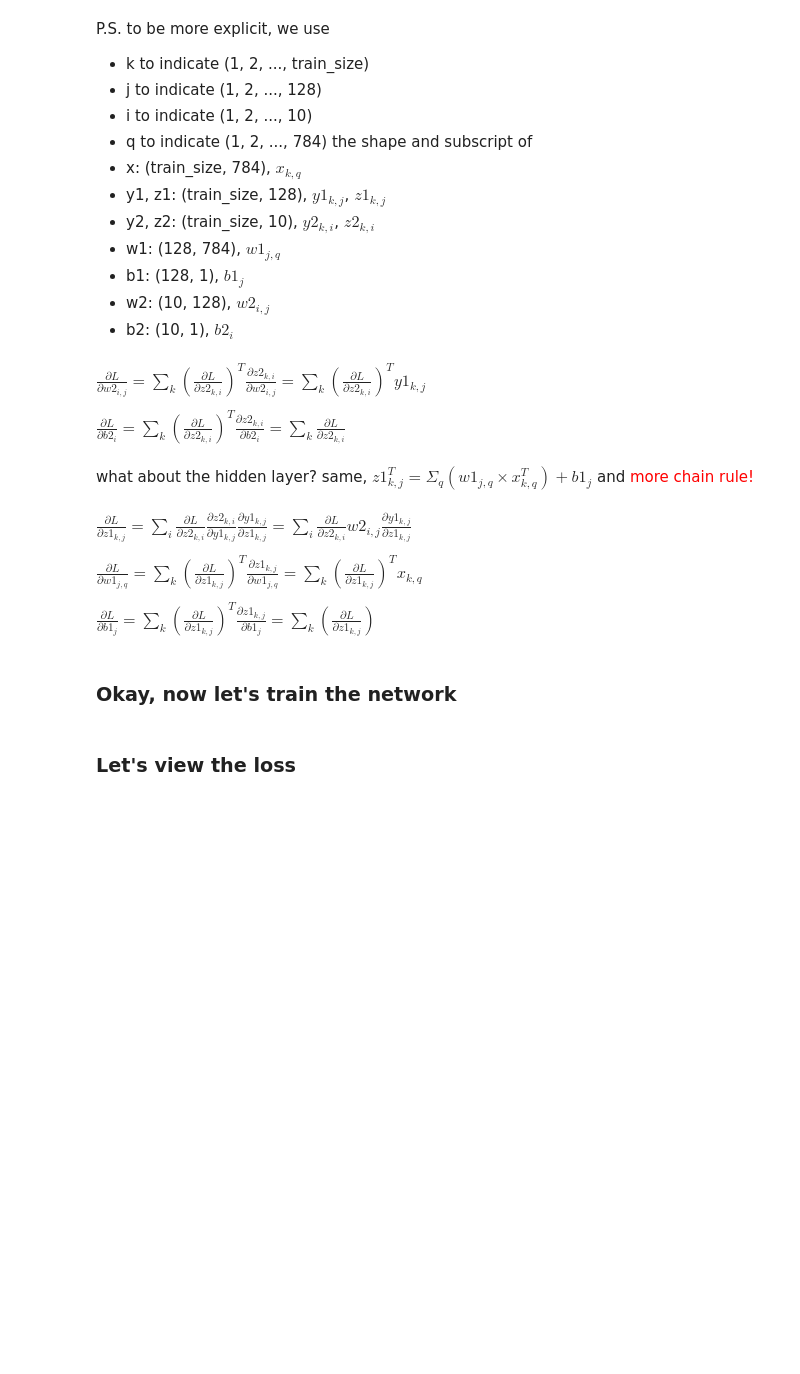
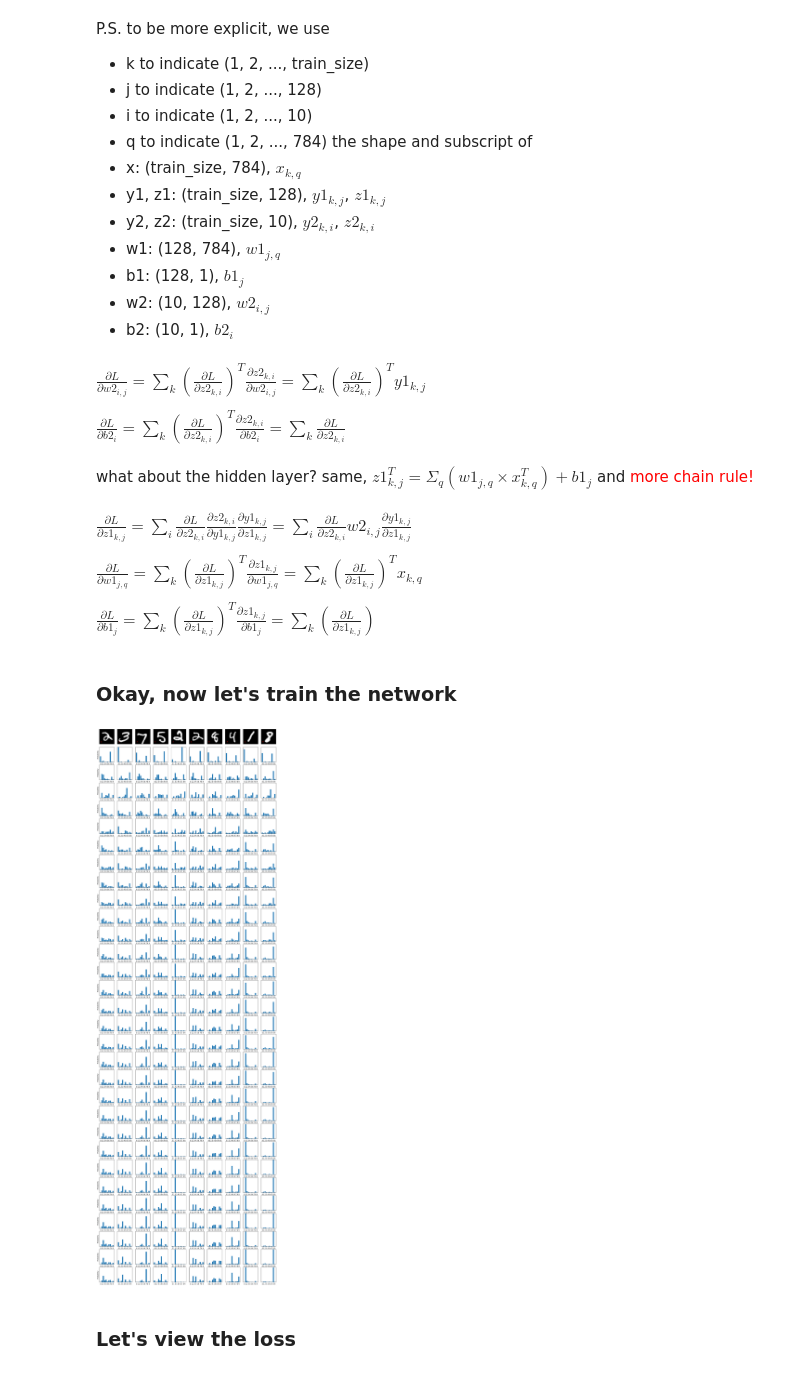
Before and after one commit to vernica-mehta/astr4004-8004-2025, a Jupyter notebook: notebooks/neural-network-part1.ipynb, the cells around one changed output. Cells and saved outputs as stored; diff of their text form; code cells hidden in the pictures; blank space fills up the shorter version.

```diff
--- a/notebooks/neural-network-part1.ipynb
+++ b/notebooks/neural-network-part1.ipynb
@@ -76,5 +71,9 @@ for i in range(num_row*num_col):
 # %% [markdown]
 ### Let's divide the sample into training (70%), validation (20%) and test (10%)
+# %%
+# start by shuffling data in case it isn't randomly sampled
+shuffle_index = np.random.permutation(len(x))
+x, y, images, labels = x[shuffle_index], y[shuffle_index], images[shuffle_index], labels[shuffle_index]
 # %%
 train_size = int(0.7 * len(x))
 valid_size = int(0.2 * len(x))
@@ -147,3 +152,6 @@ b2 = ...
+# %%
+w1+=0.5
+w2+=0.5
 # %% [markdown]
 ### feed forward
 
@@ -254,7 +265,7 @@ def cross_entropy_loss(y, y2):
     '''
         L(y, ŷ) = −∑ylog(ŷ).
     '''
-    return ...
+    return -np.sum(np.multiply(y, np.log(y2))) / len(y)
 # %% [markdown]
 ### Backpropagation and Gradient descent
 # %% [markdown]
@@ -307,67 +318,69 @@ def gradient_descent(x,y,w1,b1,w2,b2):
     y1 = f_y1(x, w1, b1)
     y2 = f_y2(y1, w2, b2)
 
-    dLdz2 = ...
+    dLdz2 = y2 - y
 
-    dLdw2 = ...
+    dLdw2 = np.matmul(dLdz2.T, y1) / len(y1)
 
-    dLdb2 = ...
+    dLdb2 = np.sum(dLdz2, axis=0).reshape([-1,1])/len(y1)
 
-    dy1dz1 = ...
+    dy1dz1 = activation_derivative(z1)
 
-    dLdz1 = ...
+    dLdz1 = np.matmul(dLdz2, w2) * dy1dz1 / len(y1)
 
-    dLdw1 = ...
-    dLdb1 = ...
+    dLdw1 = np.matmul(dLdz1.T, x)
+    dLdb1 = np.sum(dLdz1, axis=0).reshape([-1,1])
 
     return {'dLdw1': dLdw1, 'dLdw2': dLdw2, 'dLdb1': dLdb1, 'dLdb2': dLdb2}
 # %% [markdown]
 ### Okay, now let's train the network
 # %%
 num_col = 10 # visualize 10 images from test set
-l_rate = ... # learning rate
-Nepoch = ... # train for ? steps
+l_rate = 0.4 # learning rate
+Nepoch = 30 # train for 30 steps
 loss_train = np.zeros(Nepoch) # we will store the loss function for the training set
 loss_valid = np.zeros(Nepoch) # and validation
 
 fig, axes = plt.subplots(Nepoch+2, num_col, figsize=(num_col*2, (2+Nepoch)*2))
 
 # let's show the images on the first row
 for i in range(num_col):
     for j in [0, -1]:
         ax = axes[j,i]
         ax.imshow(images_test[i], cmap='gray')
         ax.set_xticks([])
         ax.set_yticks([])
         ax.text(0.1,0.1, labels_test[i], va='bottom', ha='left', transform=ax.transAxes, color='r')
 
 for step in range(Nepoch):
     # calculate the loss using both training and validation sets
-    output_train = ...
-    loss_train[step] = ...
-    output_valid = ...
-    loss_valid[step] = ...
+    output_train = feed_forward(x_train, w1, b1, w2, b2)
+    loss_train[step] = cross_entropy_loss(y_train, output_train)
+    output_valid = feed_forward(x_valid, w1, b1, w2, b2)
+    loss_valid[step] = cross_entropy_loss(y_valid, output_valid)
 
     # illustrate the performance using the test set
-    output_test = ...
+    output_test = feed_forward(x_test, w1, b1, w2, b2)
 
     # calculate the gradient and update the weights
     grad = gradient_descent(x_train, y_train, w1, b1, w2, b2)
-    w1 = ...
-    b1 = ...
-    w2 = ...
-    b2 = ...
+    w1 -= grad['dLdw1'] * l_rate
+    b1 -= grad['dLdb1'] * l_rate
+    w2 -= grad['dLdw2'] * l_rate
+    b2 -= grad['dLdb2'] * l_rate
 
     # show the prediction
     for i in range(num_col):
         axp = axes[1+step,i]
         axp.bar(np.arange(10), output_test[i])
         axp.set_xticks(np.arange(10))
         axp.set_yticks([])
         axp.set_ylim(0,0.8)
     axes[step+1, 0].set_ylabel('Probability')
 
 plt.tight_layout()
+# %% [output]
+[figure, added]
 # %% [markdown]
 ### Let's view the loss
 # %%
```
Also changed, not shown: parts of 11 cells of this notebook, 4 other files.
